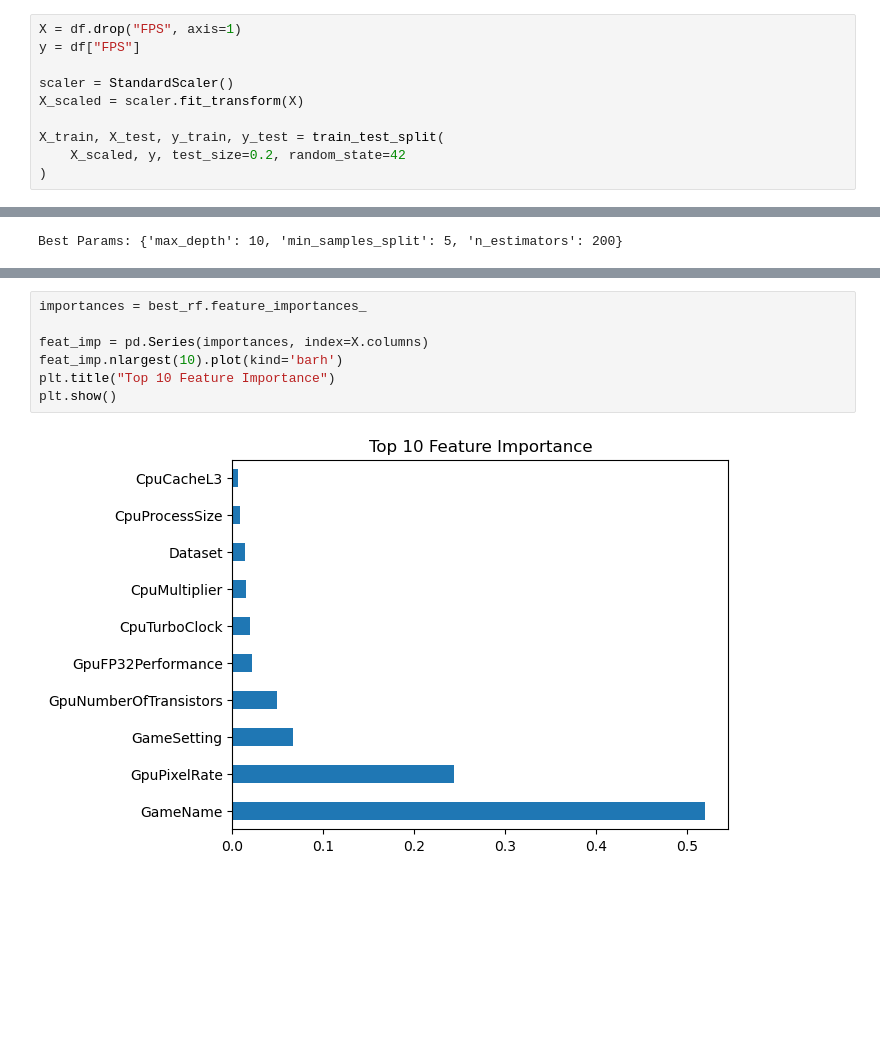
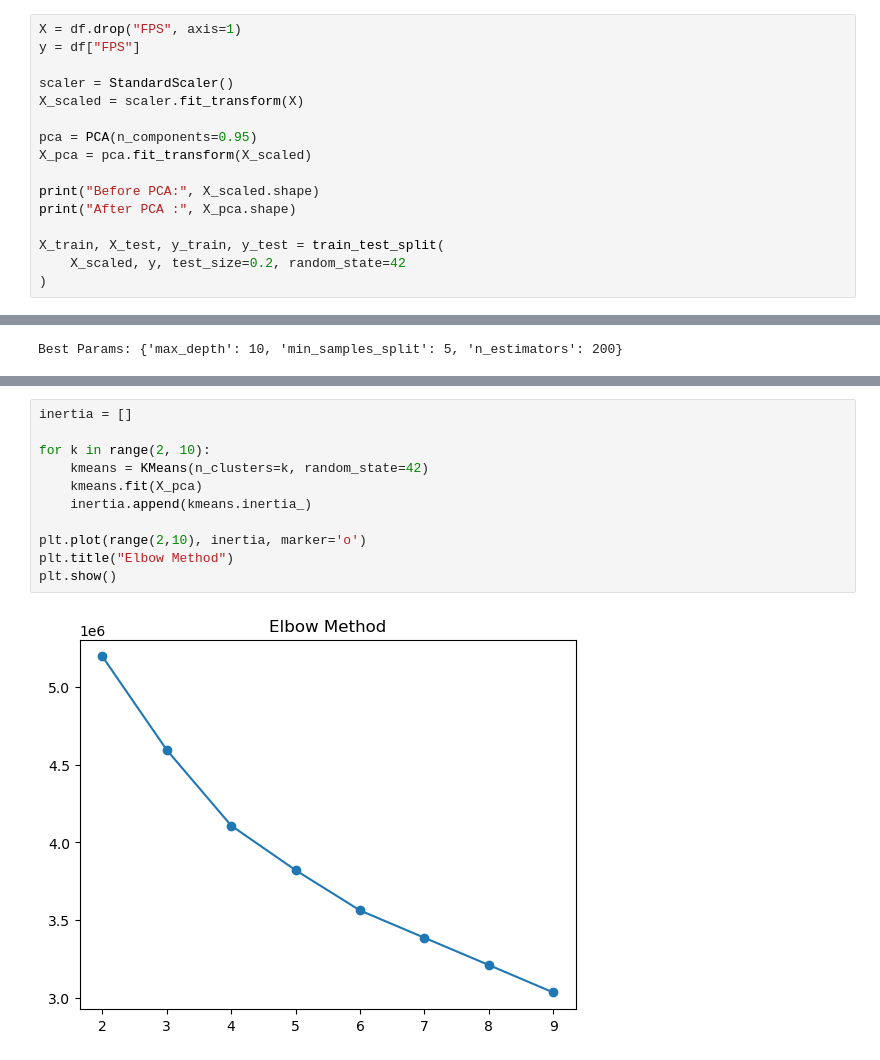
Before and after one commit to REDummy/hactiv8_assign, a Jupyter notebook: mini_project/mini_project_2/mini_project2_AntoniusMiquel.ipynb, the cells around one changed output, grey strips where cells are left out. Saved outputs shown, nothing was run; the diff lists cells and outputs as text; blank space fills up the shorter version.

```diff
--- a/mini_project/mini_project_2/mini_project2_AntoniusMiquel.ipynb
+++ b/mini_project/mini_project_2/mini_project2_AntoniusMiquel.ipynb
@@ -170,6 +135,12 @@ y = df["FPS"]
 scaler = StandardScaler()
 X_scaled = scaler.fit_transform(X)
 
+pca = PCA(n_components=0.95)
+X_pca = pca.fit_transform(X_scaled)
+
+print("Before PCA:", X_scaled.shape)
+print("After PCA :", X_pca.shape)
+
 X_train, X_test, y_train, y_test = train_test_split(
     X_scaled, y, test_size=0.2, random_state=42
 )
@@ -266,9 +251,13 @@ R2  : 0.5439401868500444
-# %%
-importances = best_rf.feature_importances_
-
-feat_imp = pd.Series(importances, index=X.columns)
-feat_imp.nlargest(10).plot(kind='barh')
-plt.title("Top 10 Feature Importance")
-plt.show()
-# %% [output]
-[figure, removed]
+# %%
+inertia = []
+
+for k in range(2, 10):
+    kmeans = KMeans(n_clusters=k, random_state=42)
+    kmeans.fit(X_pca)
+    inertia.append(kmeans.inertia_)
+
+plt.plot(range(2,10), inertia, marker='o')
+plt.title("Elbow Method")
+plt.show()
+# %% [output]
+[figure, added]
```
Also changed, not shown: parts of 19 cells of this notebook, 6 other files.
